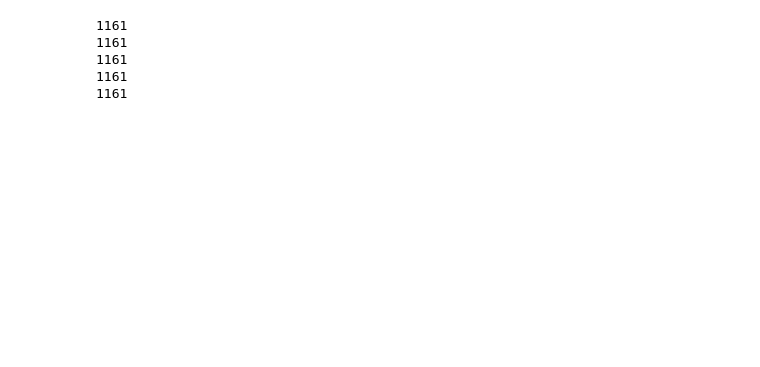
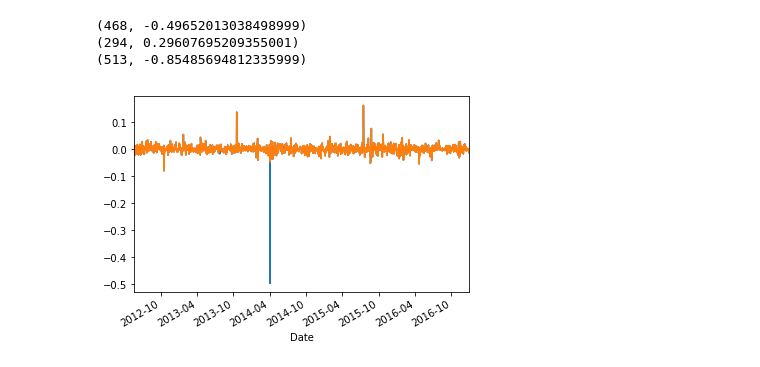
Before and after one commit to mezzatab/Algoritmic-Pattern-Recognition, a Jupyter notebook: AutoEnc_MLP.ipynb, the cells around one changed output. Cells and saved outputs as stored; diff of their text form; code cells hidden in the pictures; blank space fills up the shorter version.

```diff
--- a/AutoEnc_MLP.ipynb
+++ b/AutoEnc_MLP.ipynb
@@ -29,12 +19,0 @@ df_amz = pd.DataFrame(data_amz['Close'])
-# %%
-print len(df_google)
-print len(df_fb)
-print len(df_apple)
-print len(df_mic)
-print len(df_amz)
-# %% [output]
-1161
-1161
-1161
-1161
-1161
@@ -41,3 +28,32 @@ print len(df_amz)
+# %%
+## Cleaning the outliers ##
+def outliers(A,nTh,pTh):  ## MrD is threshhold
+    List=[]
+    for i in range(len(A)):
+        for j in range(len(A[i])):
+            if nTh<=A[i][j]<=pTh:
+                continue
+            else:
+                print (j,A[i][j])
+                List.append((i,j))
+#    return List
+    for (x,y) in List:
+        for i in range(len(A)):
+            A[i][y]=(A[i][y-1]+A[i][y+1])/2.0
+#    return List
+
+Outliers=[]
+Data_NO=copy.deepcopy(Data) ## Without outliers ## Data_NO
+Data[0].plot()
+#plt.show()
+outliers(Data_NO,-0.2,0.2)
+Data_NO[0].plot()
+plt.show()
+# %% [output]
+(468, -0.49652013038498999)
+(294, 0.29607695209355001)
+(513, -0.85485694812335999)
+[figure, added]
 # %%
 scaler = MinMaxScaler()
 serries_scaled=[]
```
Also changed, not shown: parts of 16 cells of this notebook.
